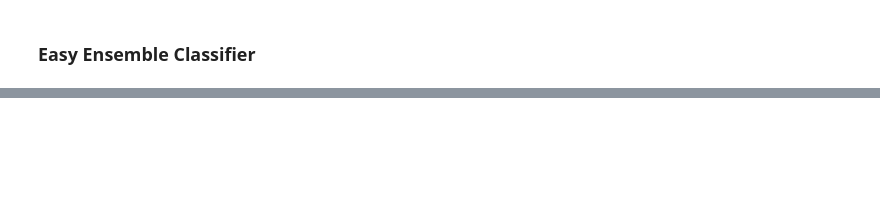
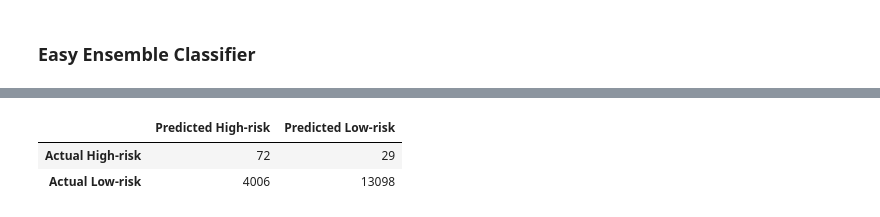
Before and after one commit to jbbees/Fintech_BC_21, a Jupyter notebook: 11_ML_Risk_Assessment/JAK_credit_risk_ensemble.ipynb, the cells around one changed output, grey strips where cells are left out. Drawn from its saved outputs; the diff is of its cells as text; code cells hidden in the pictures; blank space fills up the shorter version.

```diff
--- a/11_ML_Risk_Assessment/JAK_credit_risk_ensemble.ipynb
+++ b/11_ML_Risk_Assessment/JAK_credit_risk_ensemble.ipynb
@@ -205,6 +258,6 @@ ens.fit(X_train, y_train)
 # %%
 # Predictions on Easy Ensemble Classifier
-y_pred_ens = ens.predict(X_train)
+y_pred_ens = ens.predict(X_test_scaled)
 # %%
 # Calculated the balanced accuracy score
 balanced_accuracy_score(y_test, y_pred_ens)
@@ -211,13 +266,16 @@ balanced_accuracy_score(y_test, y_pred_ens)
 # %%
 # Display the confusion matrix
 cm2 = confusion_matrix(y_test, y_pred_ens)
 cm2_df = pd.DataFrame(
     cm2,
-    index = ['Actual 0', 'Actual 1'],
-    columns = ['Predicted 0', 'Predicted 1']
+    index = ['Actual High-risk', 'Actual Low-risk'],
+    columns = ['Predicted High-risk', 'Predicted Low-risk']
 )
-
 cm2_df
+# %% [output]
+|  | Predicted High-risk | Predicted Low-risk |
+| Actual High-risk | 72 | 29 |
+| Actual Low-risk | 4006 | 13098 |
 # %%
 # Print the imbalanced classification report
 print(classification_report_imbalanced(y_test, y_pred_ens))
```
Also changed, not shown: parts of 34 cells of this notebook, 1 other file.
